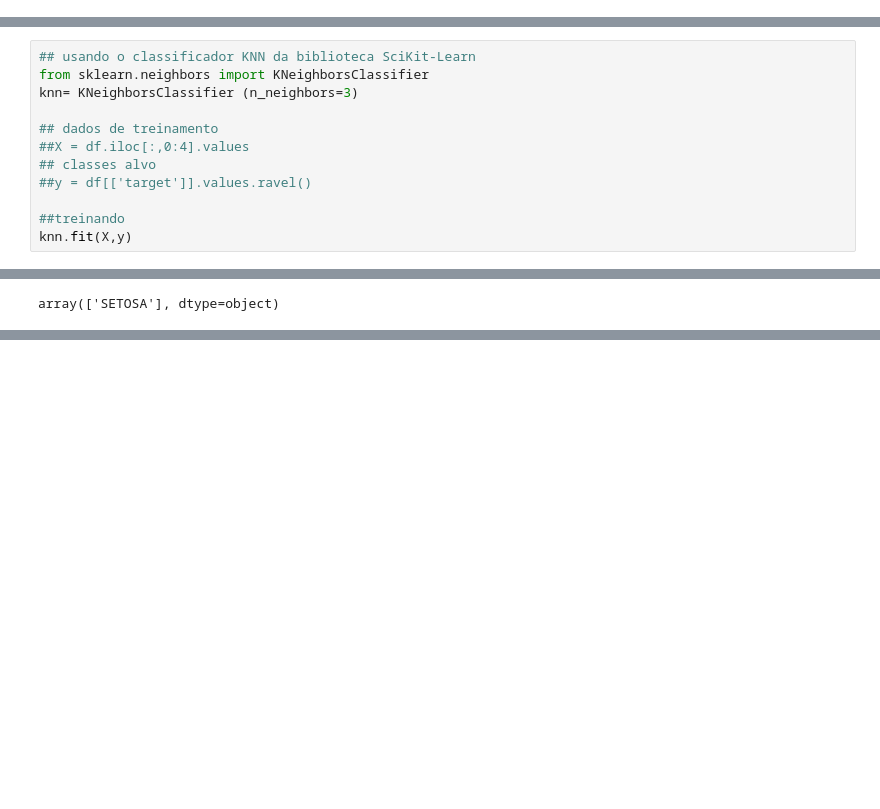
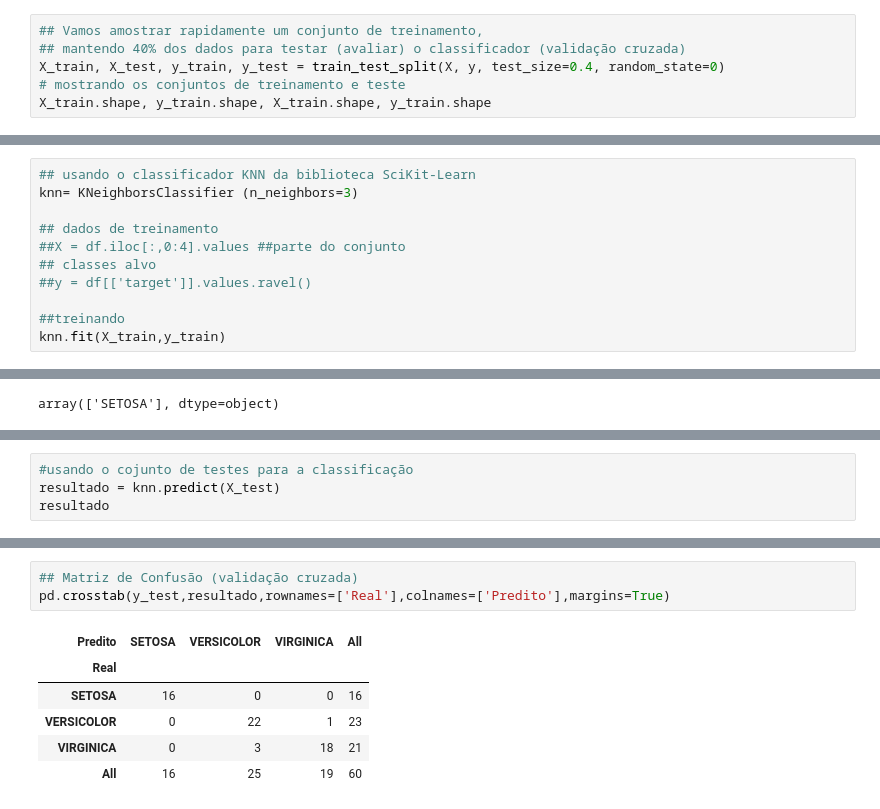
Before and after one commit to andrelbe/LabDataScience, a Jupyter notebook: Teste 01/Teste Bibliotecas Data Science.ipynb, the cells around one changed output, grey strips where cells are left out. Saved outputs shown, nothing was run; the diff lists cells and outputs as text; blank space fills up the shorter version.

```diff
--- a/Teste 01/Teste Bibliotecas Data Science.ipynb
+++ b/Teste 01/Teste Bibliotecas Data Science.ipynb
@@ -182,0 +205,6 @@ array(['SETOSA', 'SETOSA', 'SETOSA', 'SETOSA', 'SETOSA', 'SETOSA',
+# %%
+## Vamos amostrar rapidamente um conjunto de treinamento,
+## mantendo 40% dos dados para testar (avaliar) o classificador (validação cruzada)
+X_train, X_test, y_train, y_test = train_test_split(X, y, test_size=0.4, random_state=0)
+# mostrando os conjuntos de treinamento e teste
+X_train.shape, y_train.shape, X_train.shape, y_train.shape
@@ -183,15 +213,14 @@ array(['SETOSA', 'SETOSA', 'SETOSA', 'SETOSA', 'SETOSA', 'SETOSA',
 # %%
 ## usando o classificador KNN da biblioteca SciKit-Learn
-from sklearn.neighbors import KNeighborsClassifier
 knn= KNeighborsClassifier (n_neighbors=3)
 
 ## dados de treinamento
-##X = df.iloc[:,0:4].values
+##X = df.iloc[:,0:4].values ##parte do conjunto
 ## classes alvo
 ##y = df[['target']].values.ravel()
 
 ##treinando
-knn.fit(X,y)
+knn.fit(X_train,y_train)
 # %% [output]
 KNeighborsClassifier(algorithm='auto', leaf_size=30, metric='minkowski',
                      metric_params=None, n_jobs=None, n_neighbors=3, p=2,
@@ -210,0 +242,4 @@ array(['SETOSA'], dtype=object)
+# %%
+#usando o cojunto de testes para a classificação
+resultado = knn.predict(X_test)
+resultado
@@ -210,0 +260,10 @@ array(['SETOSA'], dtype=object)
+# %%
+## Matriz de Confusão (validação cruzada)
+pd.crosstab(y_test,resultado,rownames=['Real'],colnames=['Predito'],margins=True)
+# %% [output]
+| Predito | SETOSA | VERSICOLOR | VIRGINICA | All |
+| Real |  |  |  |  |
+| SETOSA | 16 | 0 | 0 | 16 |
+| VERSICOLOR | 0 | 22 | 1 | 23 |
+| VIRGINICA | 0 | 3 | 18 | 21 |
+| All | 16 | 25 | 19 | 60 |
```
Also changed, not shown: parts of 9 cells of this notebook.
